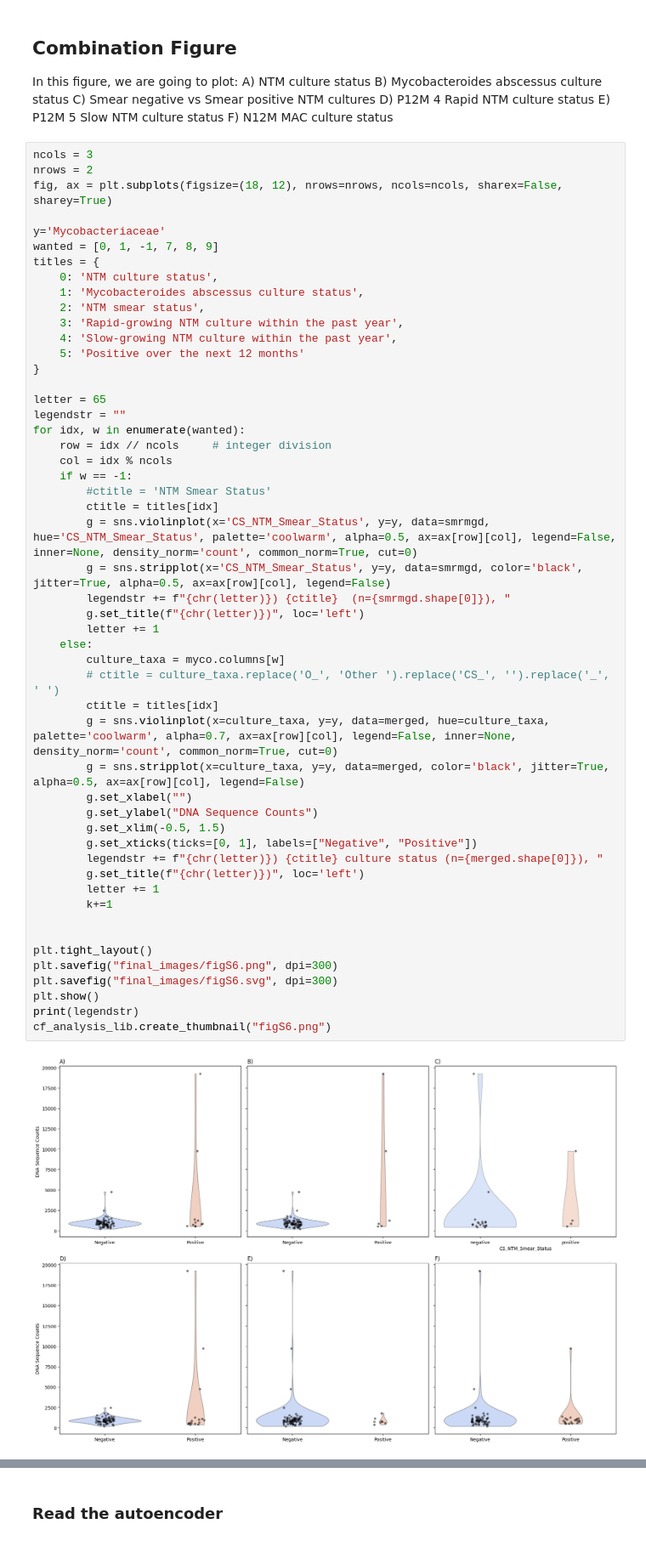
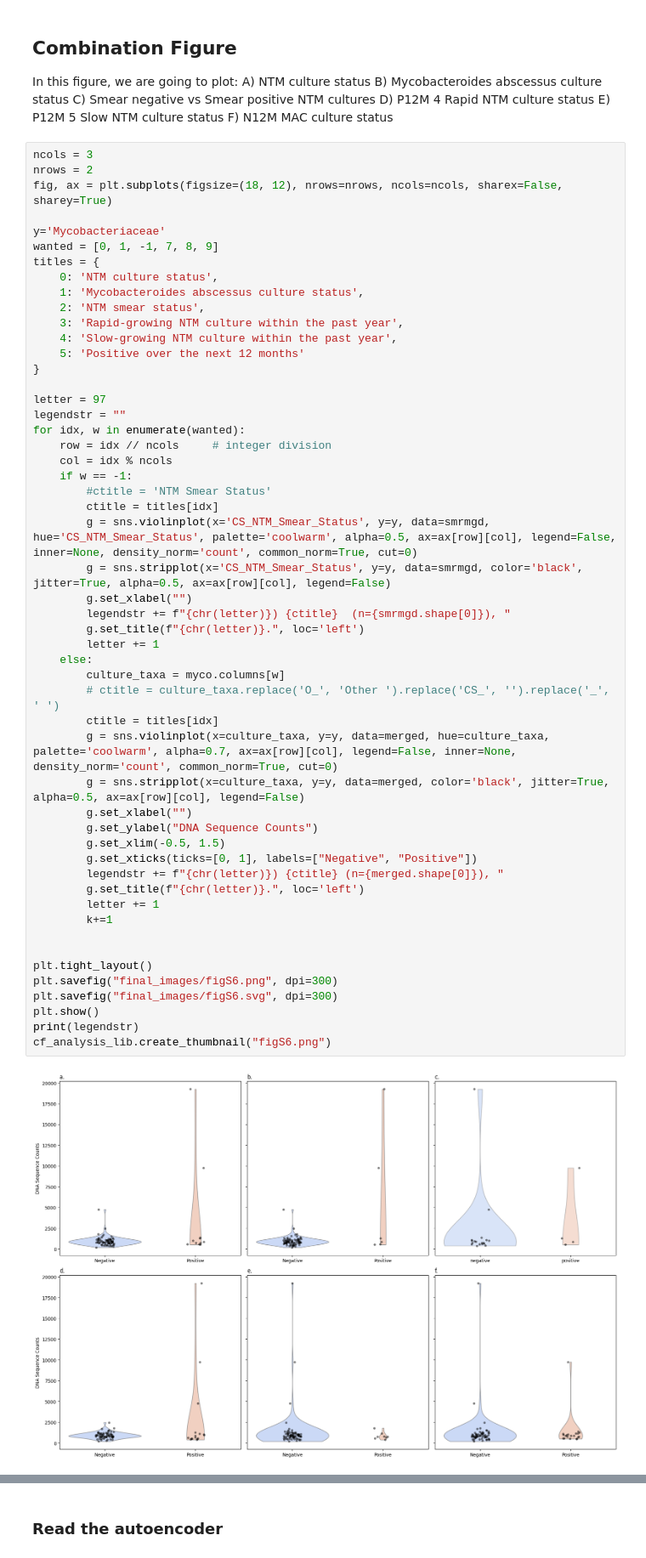
Before and after one commit to linsalrob/CF_Data_Analysis, a Jupyter notebook: Jupyter/Mycobacteria.ipynb, the cells around one changed output, grey strips where cells are left out. Shown at 85% size. Saved outputs shown, nothing was run; the diff lists cells and outputs as text.

```diff
--- a/Jupyter/Mycobacteria.ipynb
+++ b/Jupyter/Mycobacteria.ipynb
@@ -160,40 +157,41 @@ titles = {
     5: 'Positive over the next 12 months'
 }
 
-letter = 65
+letter = 97
 legendstr = ""
 for idx, w in enumerate(wanted):
     row = idx // ncols     # integer division
     col = idx % ncols
     if w == -1:
         #ctitle = 'NTM Smear Status'
         ctitle = titles[idx]
         g = sns.violinplot(x='CS_NTM_Smear_Status', y=y, data=smrmgd, hue='CS_NTM_Smear_Status', palette='coolwarm', alpha=0.5, ax=ax[row][col], legend=False, inner=None, density_norm='count', common_norm=True, cut=0)
         g = sns.stripplot(x='CS_NTM_Smear_Status', y=y, data=smrmgd, color='black', jitter=True, alpha=0.5, ax=ax[row][col], legend=False)
+        g.set_xlabel("")
         legendstr += f"{chr(letter)}) {ctitle}  (n={smrmgd.shape[0]}), "
-        g.set_title(f"{chr(letter)})", loc='left')
+        g.set_title(f"{chr(letter)}.", loc='left')
         letter += 1
     else:
         culture_taxa = myco.columns[w]
         # ctitle = culture_taxa.replace('O_', 'Other ').replace('CS_', '').replace('_', ' ')
         ctitle = titles[idx]
         g = sns.violinplot(x=culture_taxa, y=y, data=merged, hue=culture_taxa, palette='coolwarm', alpha=0.7, ax=ax[row][col], legend=False, inner=None, density_norm='count', common_norm=True, cut=0)
         g = sns.stripplot(x=culture_taxa, y=y, data=merged, color='black', jitter=True, alpha=0.5, ax=ax[row][col], legend=False)
         g.set_xlabel("")
         g.set_ylabel("DNA Sequence Counts")
         g.set_xlim(-0.5, 1.5)
         g.set_xticks(ticks=[0, 1], labels=["Negative", "Positive"])
-        legendstr += f"{chr(letter)}) {ctitle} culture status (n={merged.shape[0]}), "
-        g.set_title(f"{chr(letter)})", loc='left')
+        legendstr += f"{chr(letter)}) {ctitle} (n={merged.shape[0]}), "
+        g.set_title(f"{chr(letter)}.", loc='left')
         letter += 1
         k+=1
 
 
 plt.tight_layout()
 plt.savefig("final_images/figS6.png", dpi=300)
 plt.savefig("final_images/figS6.svg", dpi=300)
 plt.show()
 print(legendstr)
 cf_analysis_lib.create_thumbnail("figS6.png")
 # %% [output]
-[figure, old version]
+[figure, new version]
```
Also changed, not shown: parts of 5 cells of this notebook, 7 other files.
